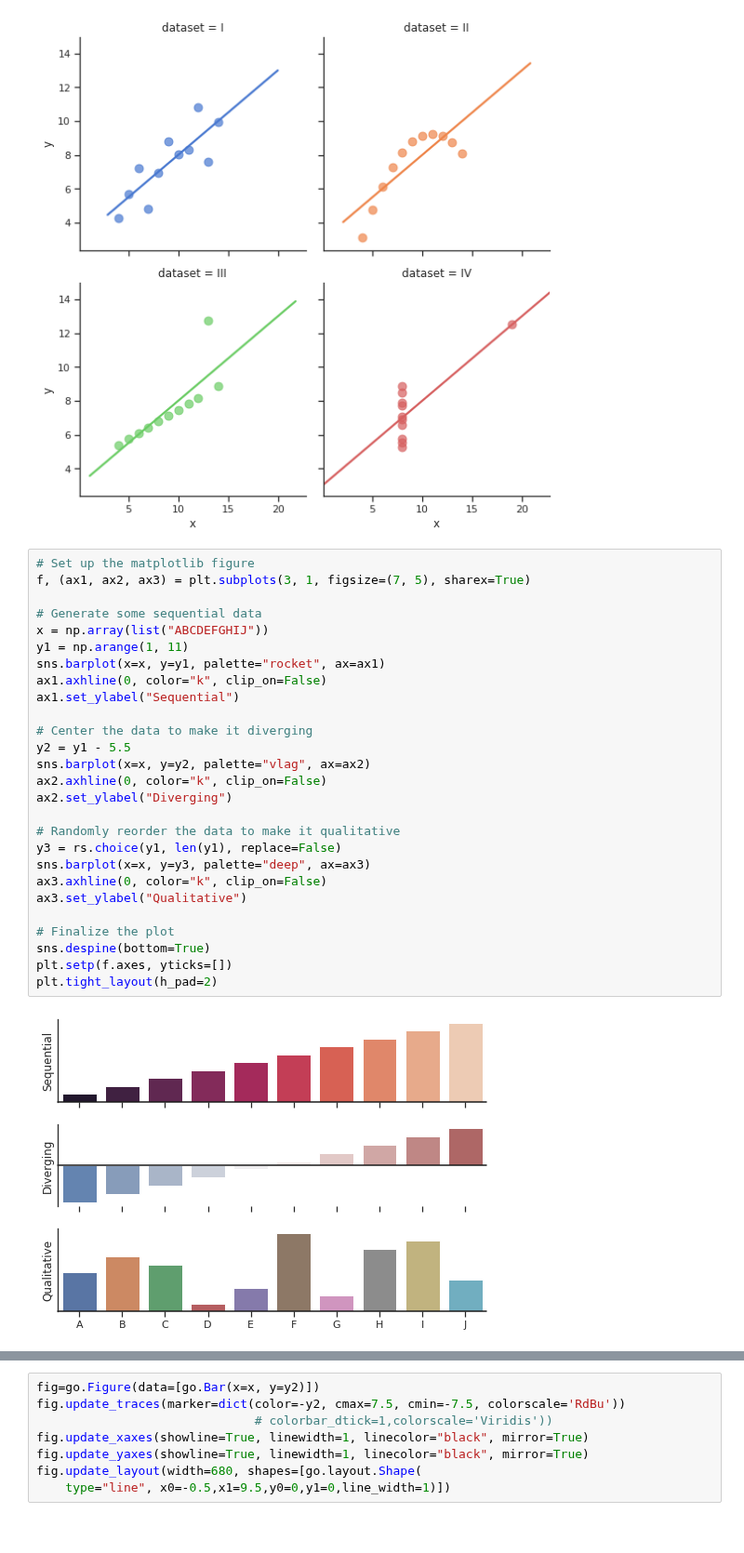
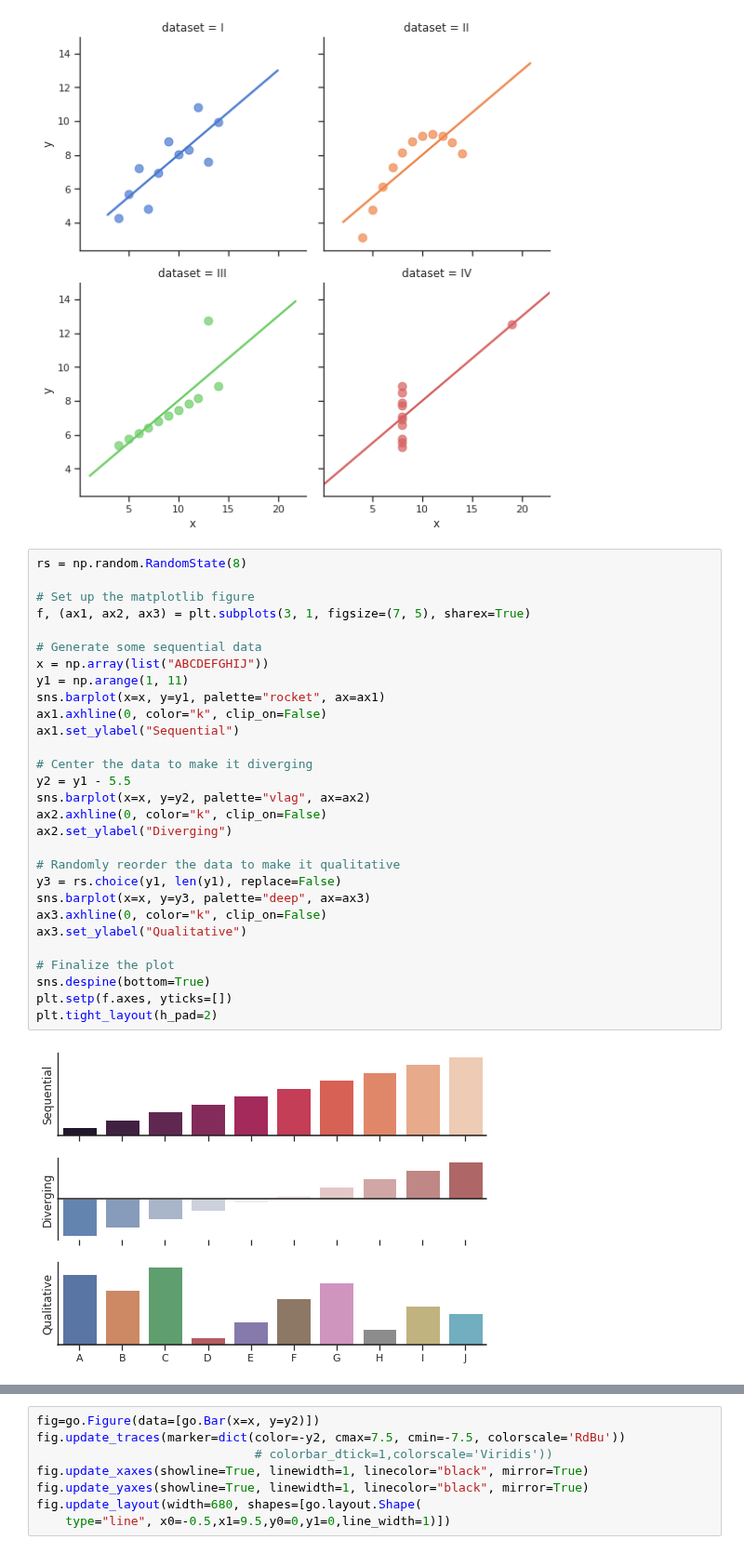
Before and after one commit to jgumin/jupyter-notebook, a Jupyter notebook: practice.ipynb, the cells around one changed output, grey strips where cells are left out. Shown at 93% size. Drawn from its saved outputs; the diff is of its cells as text.

```diff
--- a/practice.ipynb
+++ b/practice.ipynb
@@ -165,34 +165,36 @@ sns.lmplot(x="x", y="y", data=df, hue="dataset", col="dataset", col_wrap=2,
 <seaborn.axisgrid.FacetGrid at 0x...>
 [figure]
 # %%
+rs = np.random.RandomState(8)
+
 # Set up the matplotlib figure
 f, (ax1, ax2, ax3) = plt.subplots(3, 1, figsize=(7, 5), sharex=True)
 
 # Generate some sequential data
 x = np.array(list("ABCDEFGHIJ"))
 y1 = np.arange(1, 11)
 sns.barplot(x=x, y=y1, palette="rocket", ax=ax1)
 ax1.axhline(0, color="k", clip_on=False)
 ax1.set_ylabel("Sequential")
 
 # Center the data to make it diverging
 y2 = y1 - 5.5
 sns.barplot(x=x, y=y2, palette="vlag", ax=ax2)
 ax2.axhline(0, color="k", clip_on=False)
 ax2.set_ylabel("Diverging")
 
 # Randomly reorder the data to make it qualitative
 y3 = rs.choice(y1, len(y1), replace=False)
 sns.barplot(x=x, y=y3, palette="deep", ax=ax3)
 ax3.axhline(0, color="k", clip_on=False)
 ax3.set_ylabel("Qualitative")
 
 # Finalize the plot
 sns.despine(bottom=True)
 plt.setp(f.axes, yticks=[])
 plt.tight_layout(h_pad=2)
 # %% [output]
-[figure, old version]
+[figure, new version]
 # %%
 fig = make_subplots(rows=3, cols=1,vertical_spacing=0.002)
 
```
Also changed, not shown: parts of 1 cell of this notebook.
